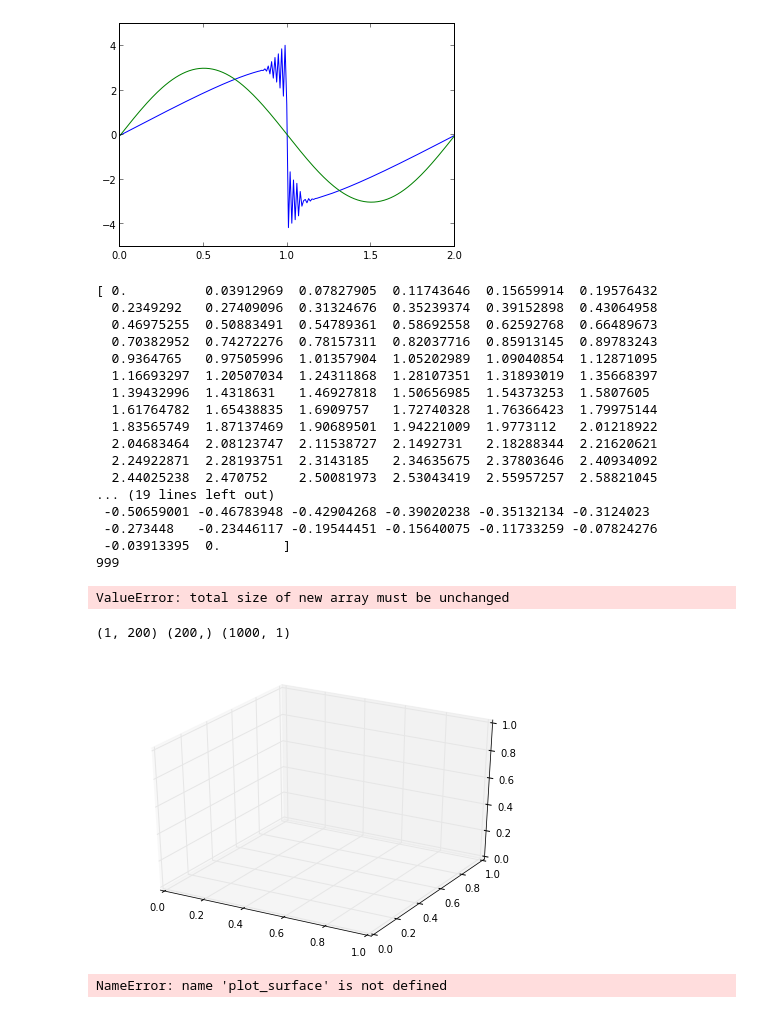
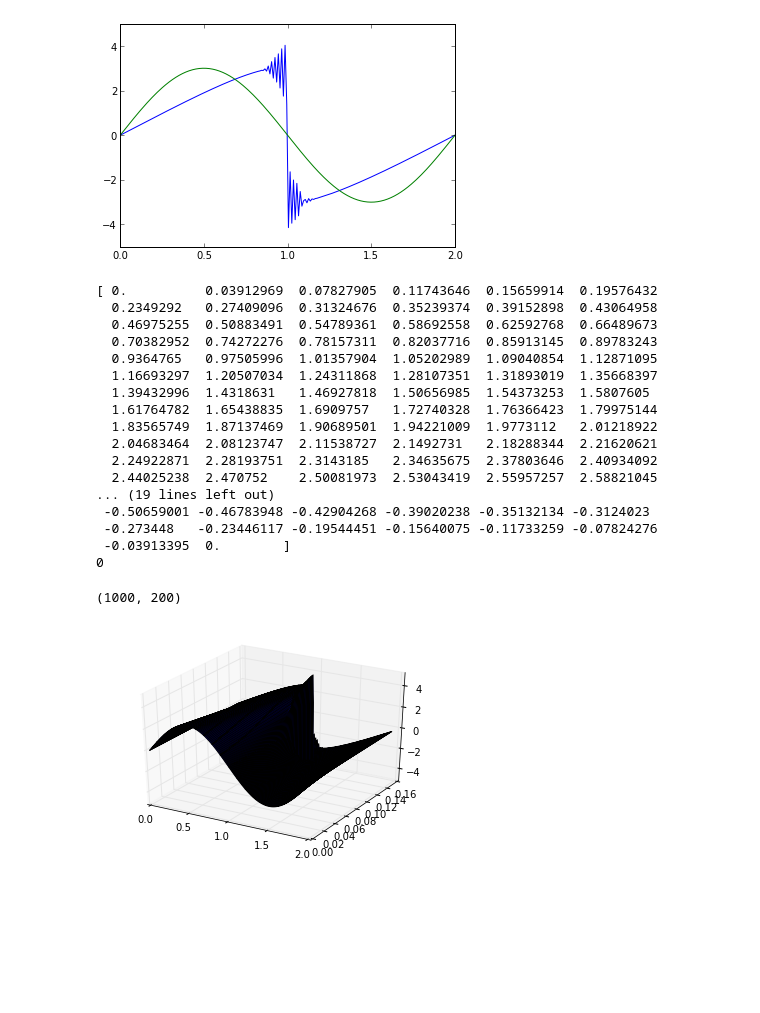
Before and after one commit to daniel-lozano/tarea7, a Jupyter notebook: Burguer_tarea.ipynb, the cells around one changed output. Saved outputs shown, nothing was run; the diff lists cells and outputs as text; code cells hidden in the pictures; blank space fills up the shorter version.

```diff
--- a/Burguer_tarea.ipynb
+++ b/Burguer_tarea.ipynb
@@ -82,6 +82,7 @@ legend()
 # %%
 x2_past=x2.copy()
 inicial2=x2.copy()
+finalll=np.zeros([pasos,espaciotiempo])
 # %%
 for j in range(espaciotiempo):
 
@@ -93,6 +94,8 @@ for j in range(espaciotiempo):
         (beta*beta/8)*( ( x2_past[i+1] + x2_past[i] )*( x2_past[i+1]**2  -  x2_past[i-1]**2 ) \
         - ( x2_past[i] + x2_past[i-1])*( x2_past[i]**2 - x2_past[i-1]**2 ))
    plot(espacio,x2)
+   finalll[:,j]=x2
+
 
 x2_final=x2.copy()
 
@@ -124,32 +127,18 @@ print j
  -0.50659001 -0.46783948 -0.42904268 -0.39020238 -0.35132134 -0.3124023
  -0.273448   -0.23446117 -0.19544451 -0.15640075 -0.11733259 -0.07824276
  -0.03913395  0.        ]
-999
+0
 # %%
 from mpl_toolkits.mplot3d.axes3d import Axes3D
-# %%
-import numpy as np
-from mpl_toolkits.mplot3d import Axes3D
-
-print shape(x2),shape(espacio),shape(tiempo)
-fig = pylab.figure()
-ax = Axes3D(fig)
-X = x2
-Y = espacio
-
-Z = tiempo
-
-
-ax.plot_surface(X, Y, Z)
-
-
-
-pylab.show()
-# %% [output]
-ValueError: total size of new array must be unchanged
-(1, 200) (200,) (1000, 1)
-[figure, removed]
-# %%
-plot_surface(espacio,x2,tiempo)
-# %% [output]
-NameError: name 'plot_surface' is not defined
+# %%
+finalll=np.transpose(finalll)
+print shape(finalll)
+# %% [output]
+(1000, 200)
+# %%
+fig = plt.figure()
+ax = fig.gca(projection='3d')
+X,Y=np.meshgrid(espacio,tiempo)
+surf=ax.plot_surface(X,Y,finalll)
+# %% [output]
+[figure, added]
```
Also changed, not shown: parts of 2 cells of this notebook.
